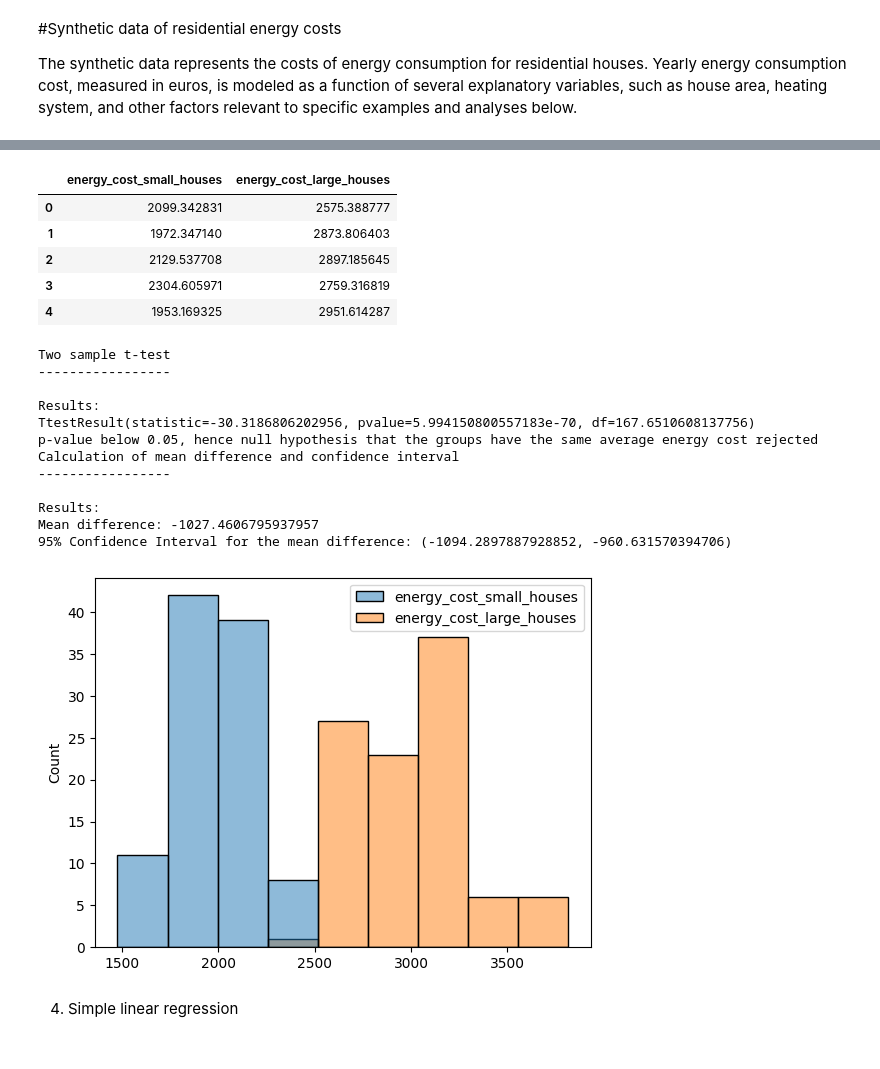
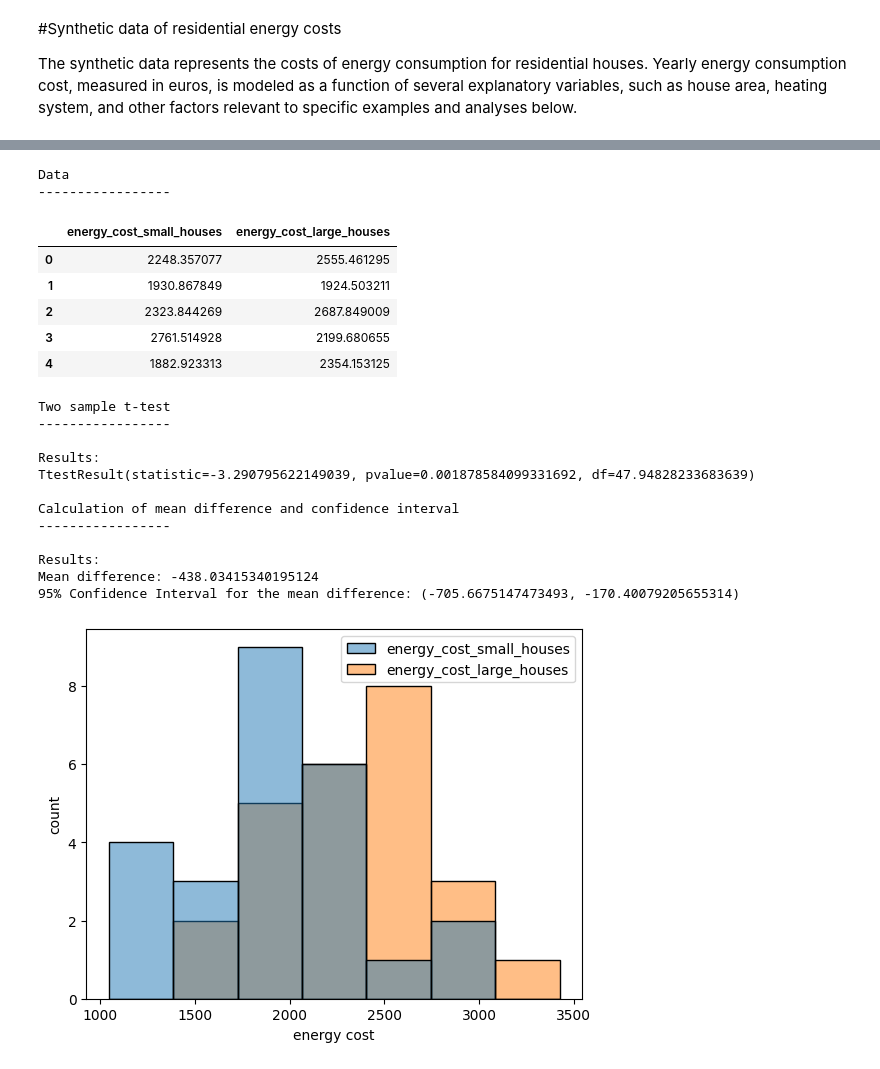
Before and after one commit to jacobjx/statistics, a Jupyter notebook: statsmodels_synthetic.ipynb, the cells around one changed output, grey strips where cells are left out. Cells and saved outputs as stored; diff of their text form; code cells hidden in the pictures.

```diff
--- a/statsmodels_synthetic.ipynb
+++ b/statsmodels_synthetic.ipynb
@@ -168,12 +210,12 @@ Confidence interval from built-in function:
 # %%
 #parameters assumed for the synthetic data
 assumed_mean_small_houses = 2000  #mean energy cost for small houses
-assumed_std_small_houses = 200    #standard deviation of energy cost for small houses
-assumed_mean_large_houses = 3000  #mean energy cost for large houses
-assumed_std_large_houses = 300    #standard deviation of energy cost for large houses
+assumed_std_small_houses = 500    #standard deviation of energy cost for small houses
+assumed_mean_large_houses = 2500  #mean energy cost for large houses
+assumed_std_large_houses = 500    #standard deviation of energy cost for large houses
 
 #set sample size
-sample_size = 100
+sample_size = 25
 
 #set a random seed for reproducibility of results
 np.random.seed(42)  # For reproducibility
@@ -191,9 +233,15 @@ df=pd.DataFrame({
     'energy_cost_large_houses' : energy_cost_large_houses
 })
 
-#visualize
+#display the dataframe
+print('\nData')
+print('-----------------')
 display(df.head())
-sns.histplot(df)
+
+#visualize the data
+ax = sns.histplot(df)
+ax.set_xlabel('energy cost')
+ax.set_ylabel('count')
 
 ###
 # Two-sample t-test
@@ -203,11 +251,10 @@ sns.histplot(df)
 result=stats.ttest_ind(a=df['energy_cost_small_houses'], b=df['energy_cost_large_houses'], equal_var=False)
 
 #print results
-print('Two sample t-test')
+print('\nTwo sample t-test')
 print('-----------------')
 print('\nResults:')
 print(result)
-print('p-value below 0.05, hence null hypothesis that the groups have the same average energy cost rejected')
 
 ###
 # Mean difference and confidence interval
@@ -215,51 +262,51 @@ print('p-value below 0.05, hence null hypothesis that the groups have the same a
 
 #calculate group means
 group_A = df['energy_cost_small_houses']
 group_B = df['energy_cost_large_houses']
 mean_A = np.mean(group_A)
 mean_B = np.mean(group_B)
 
 se_A = np.std(group_A, ddof=1) / np.sqrt(len(group_A))
 se_B = np.std(group_B, ddof=1) / np.sqrt(len(group_B))
 
 #calculate the mean difference
 mean_diff = mean_A - mean_B
 
 #standard error of the difference
 se_diff = np.sqrt(se_A**2 + se_B**2)
 
 # t critical value for 95% confidence (two-tailed)
 t_crit = stats.t.ppf(0.975, df=len(group_A) + len(group_B) - 2)
 
 #confidence interval
 ci_lower = mean_diff - t_crit * se_diff
 ci_upper = mean_diff + t_crit * se_diff
 
 #print the results
-print('Calculation of mean difference and confidence interval')
+print('\nCalculation of mean difference and confidence interval')
 print('-----------------')
 print('\nResults:')
 print("Mean difference:", mean_diff)
 print("95% Confidence Interval for the mean difference:", (ci_lower, ci_upper))
 # %% [output]
+Data
+-----------------
 |  | energy_cost_small_houses | energy_cost_large_houses |
-| 0 | 2099.342831 | 2575.388777 |
-| 1 | 1972.347140 | 2873.806403 |
-| 2 | 2129.537708 | 2897.185645 |
-| 3 | 2304.605971 | 2759.316819 |
-| 4 | 1953.169325 | 2951.614287 |
+| 0 | 2248.357077 | 2555.461295 |
+| 1 | 1930.867849 | 1924.503211 |
+| 2 | 2323.844269 | 2687.849009 |
+| 3 | 2761.514928 | 2199.680655 |
+| 4 | 1882.923313 | 2354.153125 |
-Two sample t-test
------------------
-
-Results:
-TtestResult(statistic=-30.3186806202956, pvalue=5.994150800557183e-70, df=167.6510608137756)
-p-value below 0.05, hence null hypothesis that the groups have the same average energy cost rejected
-Calculation of mean difference and confidence interval
------------------
-
-Results:
-Mean difference: -1027.4606795937957
-95% Confidence Interval for the mean difference: (-1094.2897887928852, -960.631570394706)
+Two sample t-test
+-----------------
+
+Results:
+TtestResult(statistic=-3.290795622149039, pvalue=0.001878584099331692, df=47.94828233683639)
+
+Calculation of mean difference and confidence interval
+-----------------
+
+Results:
+Mean difference: -438.03415340195124
+95% Confidence Interval for the mean difference: (-705.6675147473493, -170.40079205655314)
-[figure, old version]
+[figure, new version]
-# %% [markdown]
-4. Simple linear regression
```
Also changed, not shown: parts of 21 cells of this notebook.
